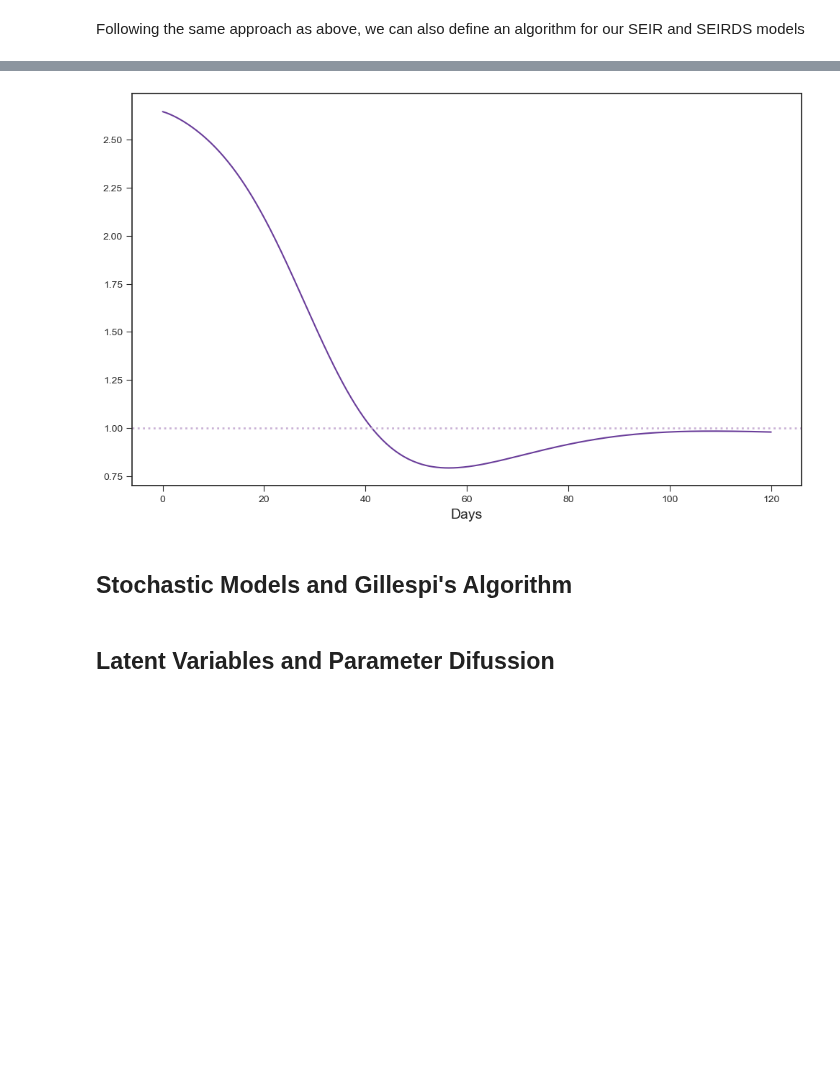
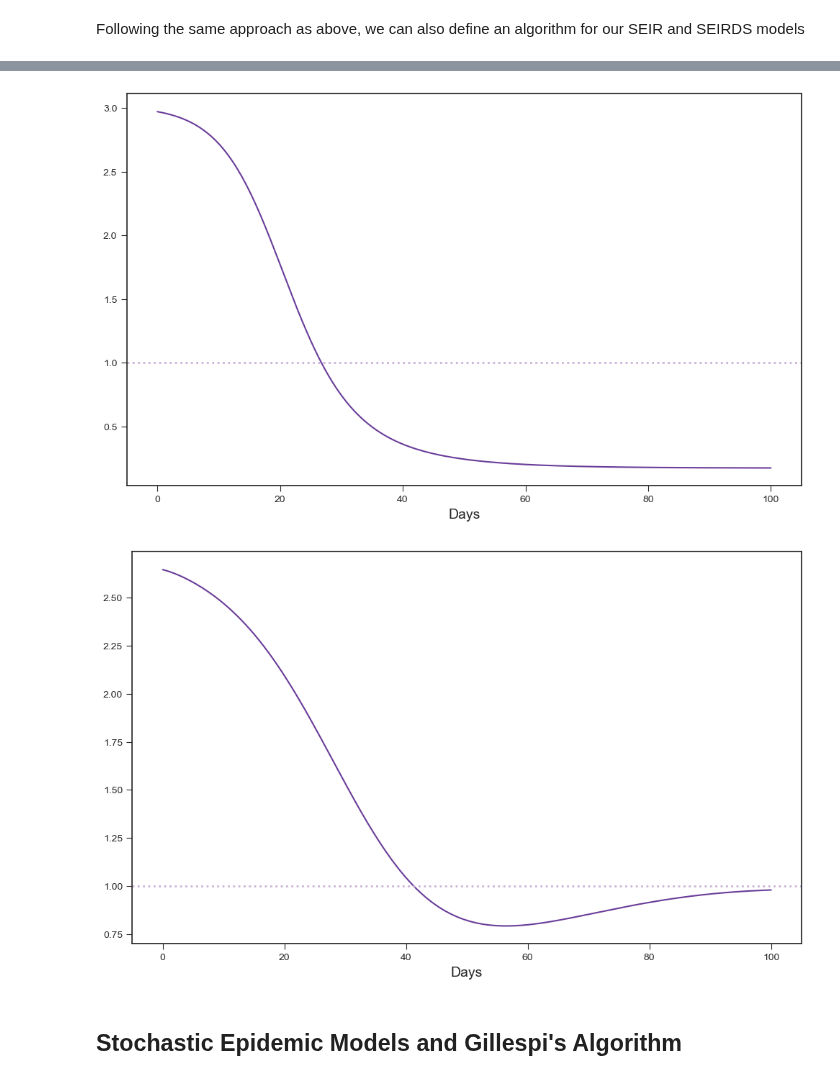
Before and after one commit to rosastreg/Undergrad_AM_Thesis, a Jupyter notebook: Theory/Epidemic_Modelling.ipynb, the cells around one changed output, grey strips where cells are left out. Cells and saved outputs as stored; diff of their text form; code cells hidden in the pictures; blank space fills up the shorter version.

Commit message:
updated epidemic models

```diff
--- a/Theory/Epidemic_Modelling.ipynb
+++ b/Theory/Epidemic_Modelling.ipynb
@@ -268,7 +258,24 @@ plt.show()
 # %%
-# Calculate the effective reproduction number
-R_0 = beta/(gamma + mu)
-R_T = R_0 * S/N
+# Calculate the effective reproduction number from Example 1
+
+N = 1000 #Total population
+T = 100 #Total number of days to simulate
+h = 1/10 #Step size for state computation
+gamma = 0.1 #Recovery rate
+beta = 0.3 #Infection rate
+
+#Initial conditions
+I0 = 10
+S0 = N - I0
+R0 = 0
+
+X0 = (S0, I0, R0)
+params = (beta, gamma)
+S,I,R = sir_model(N, T, h, X0, params)
+
+
+R_0 = beta / gamma
+R_T = R_0 * S / N
 
 plt.figure(figsize=(10, 6))
 plt.style.use('seaborn-v0_8-ticks')
@@ -281,8 +288,45 @@ plt.tight_layout()
 plt.xlabel('Days', fontsize=14)
 plt.show()
 # %% [output]
-[figure, old version]
+[figure, new version]
+# %%
+# Calculate the effective reproduction number from Example 3
+
+N = 1000          #Total population
+T = 100           #Total number of days to simulate
+h = 1/10          #Step size for state computation
+alpha = 1/20      #Reinfection rate
+gamma = 0.1       #Recovery rate
+beta = 0.3        #Infection rate
+mu = 0.01         #Mortality Rate
+sigma = 0.25      #Latency rate
+
+#Initial conditions
+I0 = 10
+E0 = 20
+S0 = N - I0 - E0
+R0 = 0
+D0 = 0
+
+X0 = (S0, E0, I0, R0, D0)
+params = (alpha, beta, gamma, mu, sigma)
+
+S,E,I,R,D = seirds_model(N, T, h, X0, params)
+
+R_0 = beta/(gamma + mu)
+R_T = R_0 * S/N
+
+plt.figure(figsize=(10, 6))
+plt.style.use('seaborn-v0_8-ticks')
+colors = sns.color_palette('Paired')
+
+plt.plot(time, R_T, color = colors[9])
+plt.axhline(1, linestyle=':', linewidth=2, color=colors[8])
+
+plt.tight_layout()
+plt.xlabel('Days', fontsize=14)
+plt.show()
+# %% [output]
+[figure, added]
 # %% [markdown]
-## Stochastic Models and Gillespi's Algorithm
+## Stochastic Epidemic Models and Gillespi's Algorithm
-# %% [markdown]
-## Latent Variables and Parameter Difussion
```
Also changed, not shown: parts of 10 cells of this notebook.
